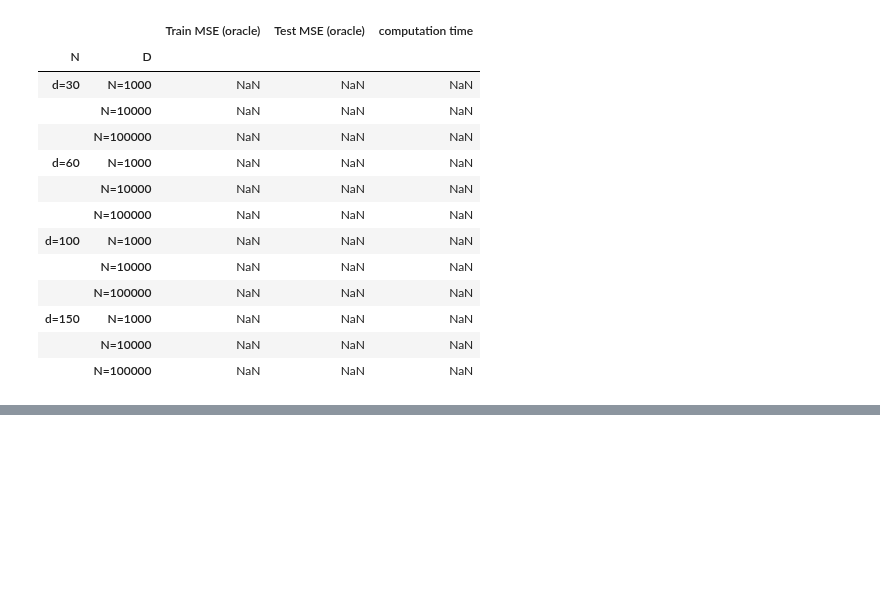
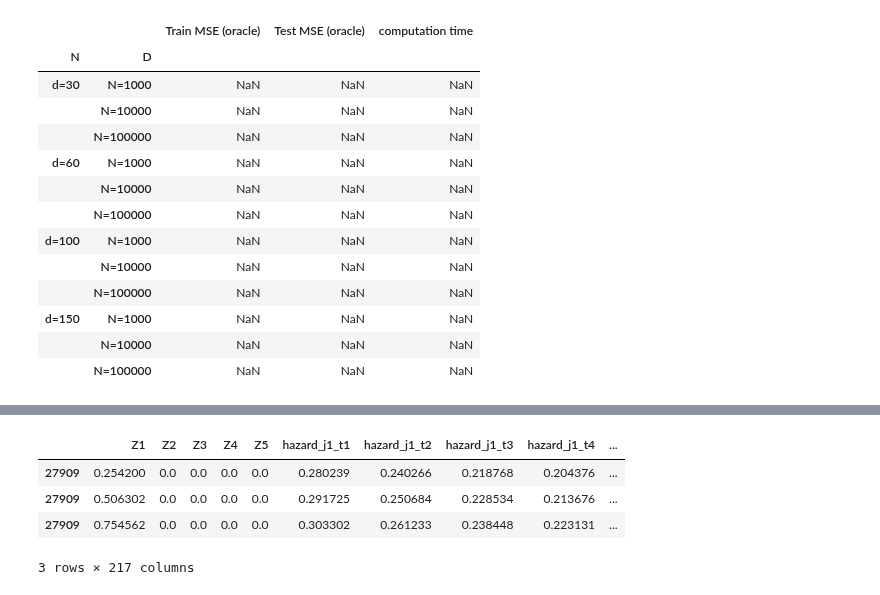
Before and after one commit to tomer1812/pydts, a Jupyter notebook: docs/Simple Simulation.ipynb, the cells around one changed output, grey strips where cells are left out. Cells and saved outputs as stored; diff of their text form; code cells hidden in the pictures; blank space fills up the shorter version.

```diff
--- a/docs/Simple Simulation.ipynb
+++ b/docs/Simple Simulation.ipynb
@@ -328,0 +346,11 @@ plot_times(times_dict)
+# %%
+pred_df2 = new_fitter.predict_cumulative_incident_function(df_temp)
+pred_df2 = new_fitter.predict_marginal_prob_all_events(pred_df2)
+
+pred_df2.head()
+# %% [output]
+|  | Z1 | Z2 | Z3 | Z4 | Z5 | hazard_j1_t1 | hazard_j1_t2 | hazard_j1_t3 | hazard_j1_t4 | ... |
+| 27909 | 0.254200 | 0.0 | 0.0 | 0.0 | 0.0 | 0.280239 | 0.240266 | 0.218768 | 0.204376 | ... |
+| 27909 | 0.506302 | 0.0 | 0.0 | 0.0 | 0.0 | 0.291725 | 0.250684 | 0.228534 | 0.213676 | ... |
+| 27909 | 0.754562 | 0.0 | 0.0 | 0.0 | 0.0 | 0.303302 | 0.261233 | 0.238448 | 0.223131 | ... |
+3 rows × 217 columns
```
Also changed, not shown: parts of 21 cells of this notebook.
